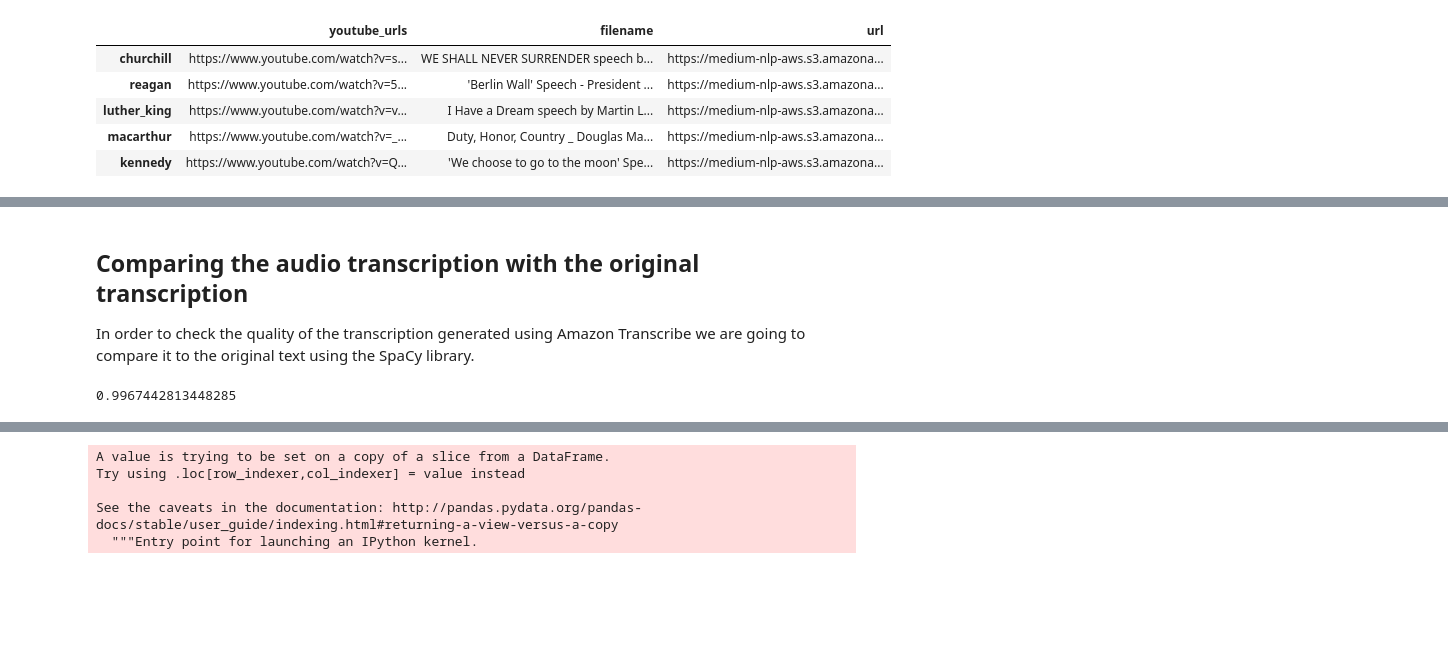
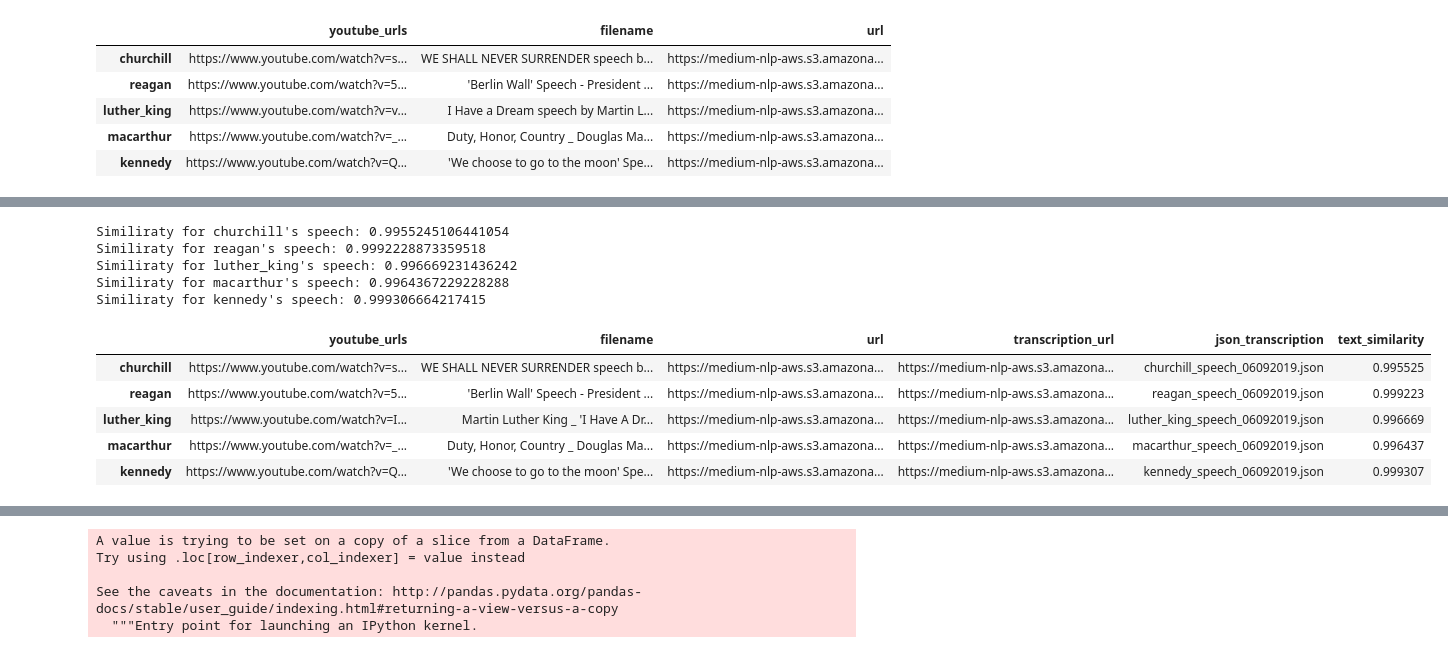
Before and after one commit to GabrielSGoncalves/nlp_aws, a Jupyter notebook: NLP_with_AWS_services.ipynb, the cells around one changed output, grey strips where cells are left out. Drawn from its saved outputs; the diff is of its cells as text; code cells hidden in the pictures; blank space fills up the shorter version.

Commit message:
Organizing the notebook until spaCy similarity

```diff
--- a/NLP_with_AWS_services.ipynb
+++ b/NLP_with_AWS_services.ipynb
@@ -368,0 +333,4 @@ response
+# %%
+# Reading the original transcription from the JSON file
+with open('original_transcripts.json', 'r') as f:
+    original_transcriptions = json.load(f)
@@ -369,3 +339,6 @@ response
+# %%
+with open('original_transcripts_3.json', 'w') as f:
+    f.write(json.dumps(original_transcriptions, sort_keys=True, indent=4))
 # %%
 df_audio
 # %% [output]
@@ -390,20 +351,26 @@ def get_text_from_json(bucket, key):
-# %% [markdown]
-## Comparing the audio transcription with the original transcription
-In order to check the quality of the transcription generated using Amazon Transcribe we are going to compare it to the original text using the SpaCy library.
-# %%
-nlp = spacy.load('en')
-doc_kennedy_transcribe = nlp(kennedy_new)
-doc_kennedy_original = nlp(kennedy_original_transcript)
-
-doc1 = nlp(u'Hello hi there!')
-doc2 = nlp(u'Hello hi there!')
-doc3 = nlp(u'Hey whatsup?')
-
-print (doc_kennedy_transcribe.similarity(doc_kennedy_original)) # 0.999999954642
-
-
-#print (doc1.similarity(doc2)) # 0.999999954642
-#print (doc2.similarity(doc3)) # 0.699032527716
-#print (doc1.similarity(doc3)) # 0.699032527716
-# %% [output]
-0.9967442813448285
+# %%
+# Iterate over the speakers comparing the transcription texts using spaCy
+for index, row in df_audio.iterrows():
+    #nlp = spacy.load('en')
+    nlp = spacy.load('en_core_web_lg')
+    original_transcription = nlp(original_transcriptions.get(index))
+    transcribe_transcription = nlp(get_text_from_json(bucket_name, row.json_transcription))
+    similiraty = original_transcription.similarity(transcribe_transcription)
+
+    df_audio.at[index, 'text_similarity'] = similiraty
+    print(f'Similiraty for {index}\'s speech: {similiraty}')
+# %% [output]
+Similiraty for churchill's speech: 0.9955245106441054
+Similiraty for reagan's speech: 0.9992228873359518
+Similiraty for luther_king's speech: 0.996669231436242
+Similiraty for macarthur's speech: 0.9964367229228288
+Similiraty for kennedy's speech: 0.999306664217415
+# %%
+df_audio
+# %% [output]
+|  | youtube_urls | filename | url | transcription_url | json_transcription | text_similarity |
+| churchill | https://www.youtube.com/watch?v=s... | WE SHALL NEVER SURRENDER speech b... | https://medium-nlp-aws.s3.amazona... | https://medium-nlp-aws.s3.amazona... | churchill_speech_06092019.json | 0.995525 |
+| reagan | https://www.youtube.com/watch?v=5... | 'Berlin Wall' Speech - President ... | https://medium-nlp-aws.s3.amazona... | https://medium-nlp-aws.s3.amazona... | reagan_speech_06092019.json | 0.999223 |
+| luther_king | https://www.youtube.com/watch?v=I... | Martin Luther King _ 'I Have A Dr... | https://medium-nlp-aws.s3.amazona... | https://medium-nlp-aws.s3.amazona... | luther_king_speech_06092019.json | 0.996669 |
+| macarthur | https://www.youtube.com/watch?v=_... | Duty, Honor, Country _ Douglas Ma... | https://medium-nlp-aws.s3.amazona... | https://medium-nlp-aws.s3.amazona... | macarthur_speech_06092019.json | 0.996437 |
+| kennedy | https://www.youtube.com/watch?v=Q... | 'We choose to go to the moon' Spe... | https://medium-nlp-aws.s3.amazona... | https://medium-nlp-aws.s3.amazona... | kennedy_speech_06092019.json | 0.999307 |
```
Also changed, not shown: parts of 27 cells of this notebook, 1 other file.
